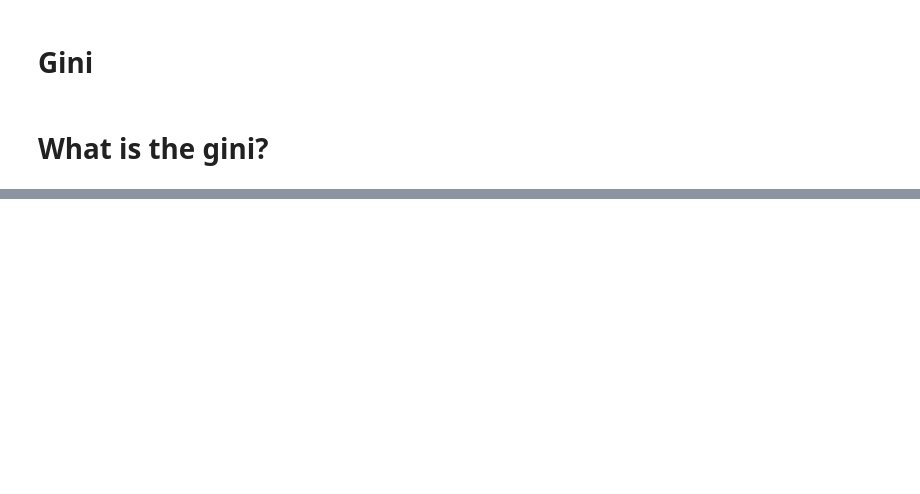
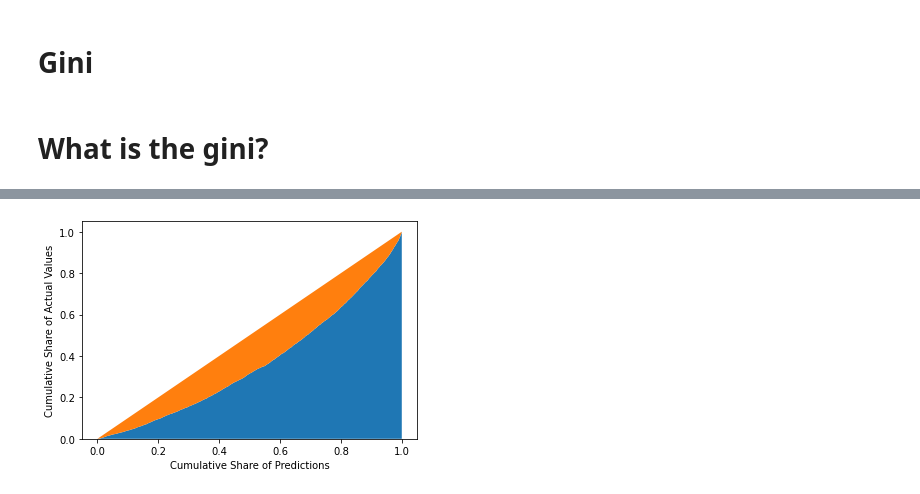
Before and after one commit to TBlainUoB/DST_Assessment1, a Jupyter notebook: Report/07- Evaluation.ipynb, the cells around one changed output, grey strips where cells are left out. Cells and saved outputs as stored; diff of their text form; code cells hidden in the pictures; blank space fills up the shorter version.

```diff
--- a/Report/07- Evaluation.ipynb
+++ b/Report/07- Evaluation.ipynb
@@ -64,0 +58,17 @@ FileNotFoundError: [Errno 2] No such file or directory: 'Dataset/target_test.csv
+# %%
+cumulative_actual_shares = cumulative_actual / sum(targets)
+cumulative_index_shares = cumulative_index / len(boosting_preds)
+
+# Add (0, 0) to the plot
+x_values = [0] + list(cumulative_index_shares)
+y_values = [0] + list(cumulative_actual_shares)
+
+# Display the 45° line stacked on top of the y values
+diagonal = [x - y for (x, y) in zip(x_values, y_values)]
+
+plt.stackplot(x_values, y_values, diagonal)
+plt.xlabel('Cumulative Share of Predictions')
+plt.ylabel('Cumulative Share of Actual Values')
+plt.show()
+# %% [output]
+[figure, added]
```
Also changed, not shown: parts of 7 cells of this notebook, 2 other files.
